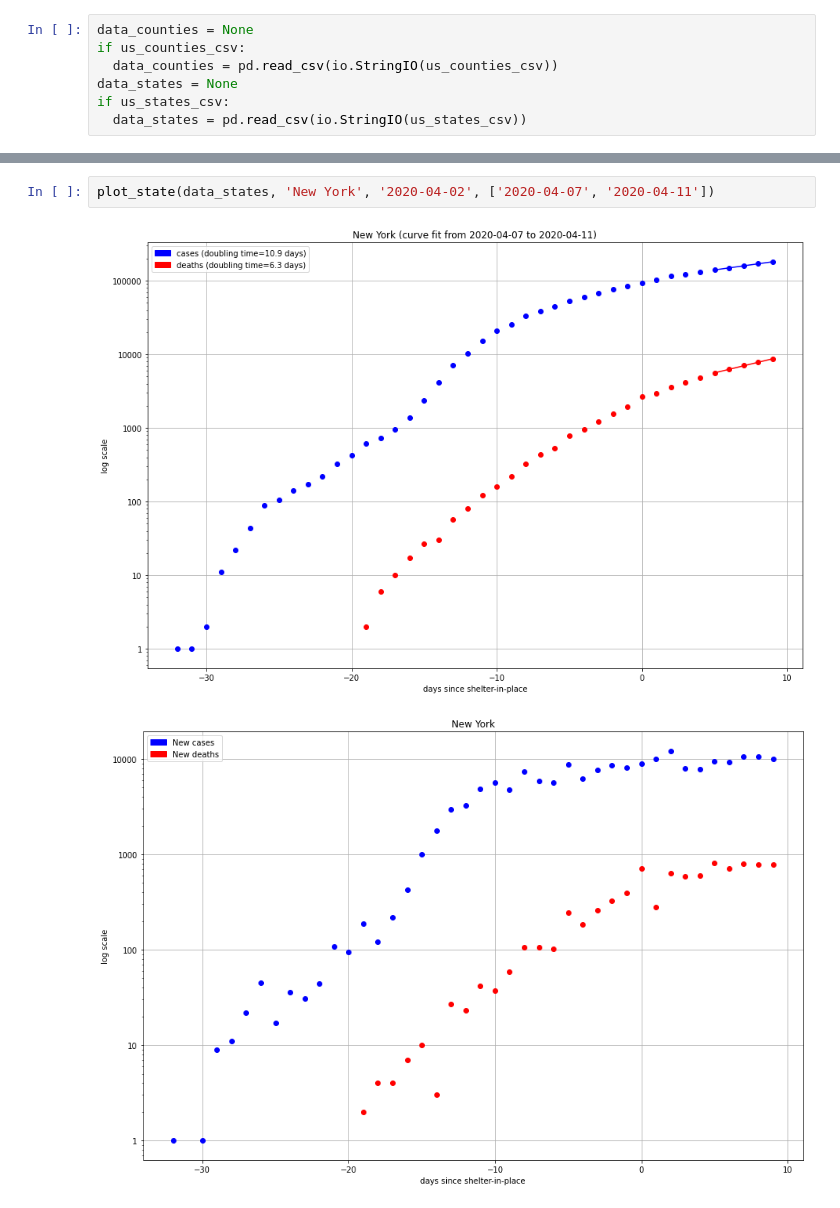
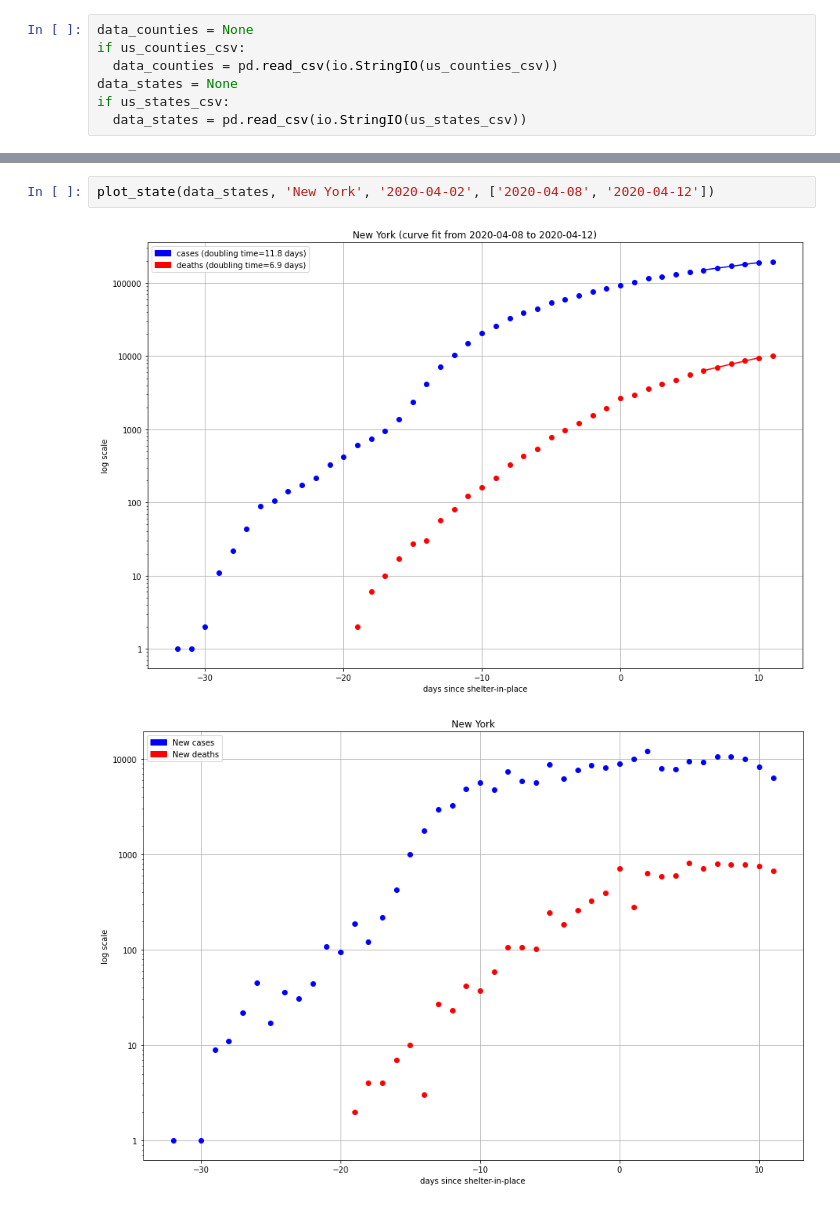
Before and after one commit to trovatore/covid, a Jupyter notebook: Covid.ipynb, the cells around one changed output, grey strips where cells are left out. Drawn from its saved outputs; the diff is of its cells as text.

```diff
--- a/Covid.ipynb
+++ b/Covid.ipynb
@@ -215,5 +219,5 @@ plot_state(data_states, 'Washington', '2020-03-20', ['2020-04-01', '2020-04-05']
 # %%
-plot_state(data_states, 'New York', '2020-04-02', ['2020-04-07', '2020-04-11'])
+plot_state(data_states, 'New York', '2020-04-02', ['2020-04-08', '2020-04-12'])
 # %% [output]
-[figure, old version]
+[figure, new version]
-[figure, old version]
+[figure, new version]
```
Also changed, not shown: parts of 5 cells of this notebook.
